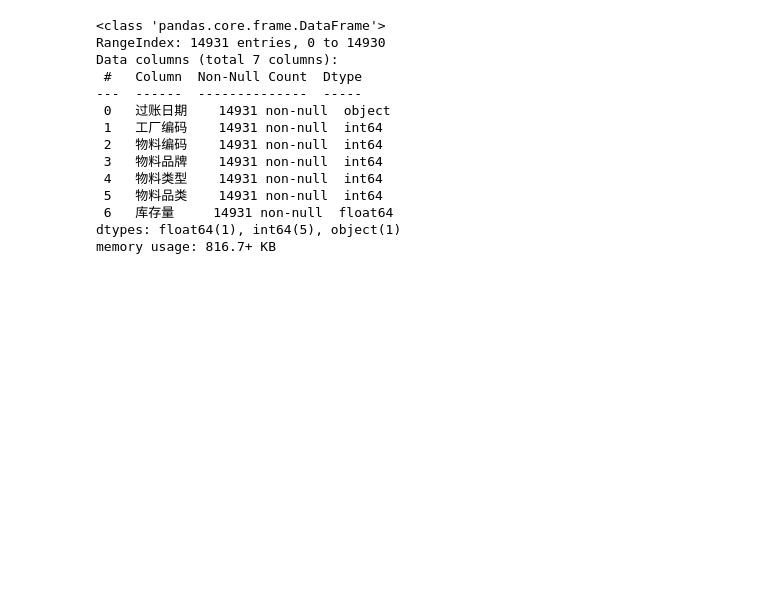
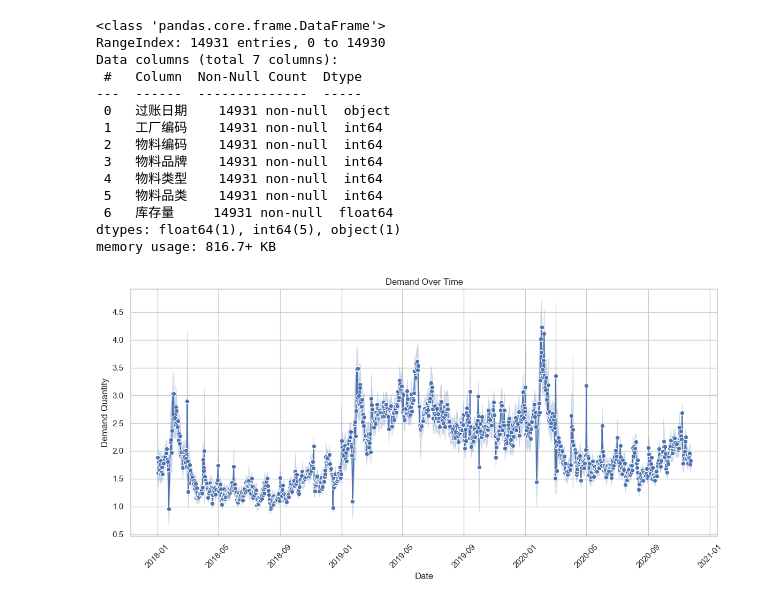
Before and after one commit to djwxfdt/mse-material-predict, a Jupyter notebook: app.ipynb, the cells around one changed output. Drawn from its saved outputs; the diff is of its cells as text; code cells hidden in the pictures; blank space fills up the shorter version.

```diff
--- a/app.ipynb
+++ b/app.ipynb
@@ -94,3 +107,25 @@ Data columns (total 7 columns):
  6   库存量     14931 non-null  float64
 dtypes: float64(1), int64(5), object(1)
 memory usage: 816.7+ KB
+# %%
+import seaborn as sns
+import matplotlib.pyplot as plt
+
+# plt.rcParams['font.sans-serif'] = ['SimHei']  # For Windows
+plt.rcParams['font.sans-serif'] = ['Arial Unicode MS']  # For Mac
+plt.rcParams['axes.unicode_minus'] = False  # This is to display minus signs correctly
+
+
+df_demand_sorted = df_demand.sort_values('过账日期')
+
+plt.figure(figsize=(12, 6))
+sns.lineplot(x='过账日期', y='需求量', data=df_demand_sorted, marker='o', color='b')
+plt.title('Demand Over Time')
+plt.xlabel('Date')
+plt.ylabel('Demand Quantity')
+plt.xticks(rotation=45)
+plt.tight_layout()
+plt.grid(True)
+plt.show()
+# %% [output]
+[figure, added]
```
Also changed, not shown: parts of 10 cells of this notebook.
